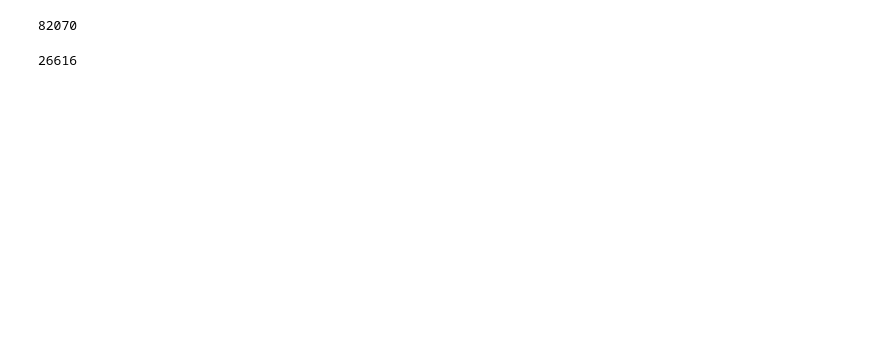
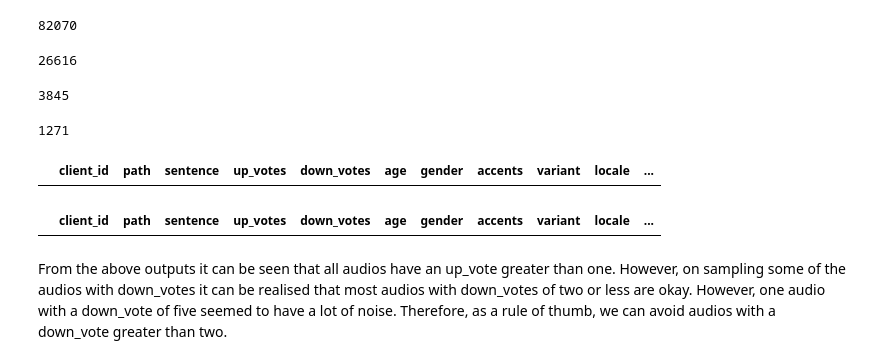
Before and after one commit to WilliamNdoni/SWAHILI_ASR, a Jupyter notebook: ASR.ipynb, the cells around one changed output. Saved outputs shown, nothing was run; the diff lists cells and outputs as text; code cells hidden in the pictures; blank space fills up the shorter version.

```diff
--- a/ASR.ipynb
+++ b/ASR.ipynb
@@ -33,3 +33,23 @@ print(len(transcriptions))
 len(transcriptions[transcriptions["down_votes"]>0])
 # %% [output]
 26616
+# %%
+# Exploring how many transcriptions have down votes greater than one
+len(transcriptions[transcriptions["down_votes"]>1])
+# %% [output]
+3845
+# %%
+# Exploring how many transcriptions have down votes greater than two
+len(transcriptions[transcriptions["down_votes"]>2])
+# %% [output]
+1271
+# %%
+transcriptions[transcriptions["up_votes"]==0]
+# %% [output]
+|  | client_id | path | sentence | up_votes | down_votes | age | gender | accents | variant | locale | ... |
+# %%
+transcriptions[transcriptions["up_votes"]==1]
+# %% [output]
+|  | client_id | path | sentence | up_votes | down_votes | age | gender | accents | variant | locale | ... |
+# %% [markdown]
+From the above outputs it can be seen that all audios have an up_vote greater than one. However, on sampling some of the audios with down_votes it can be realised that most audios with down_votes of two or less are okay. However, one audio with a down_vote of five seemed to have a lot of noise. Therefore, as a rule of thumb, we can avoid audios with a down_vote greater than two.
```
Also changed, not shown: parts of 22 cells of this notebook.
